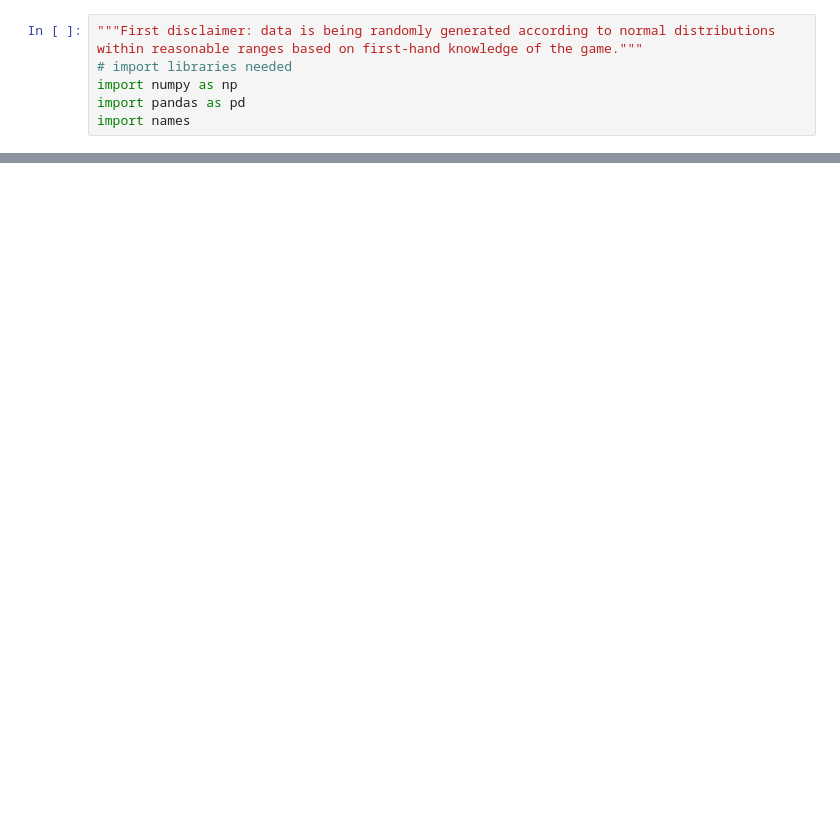
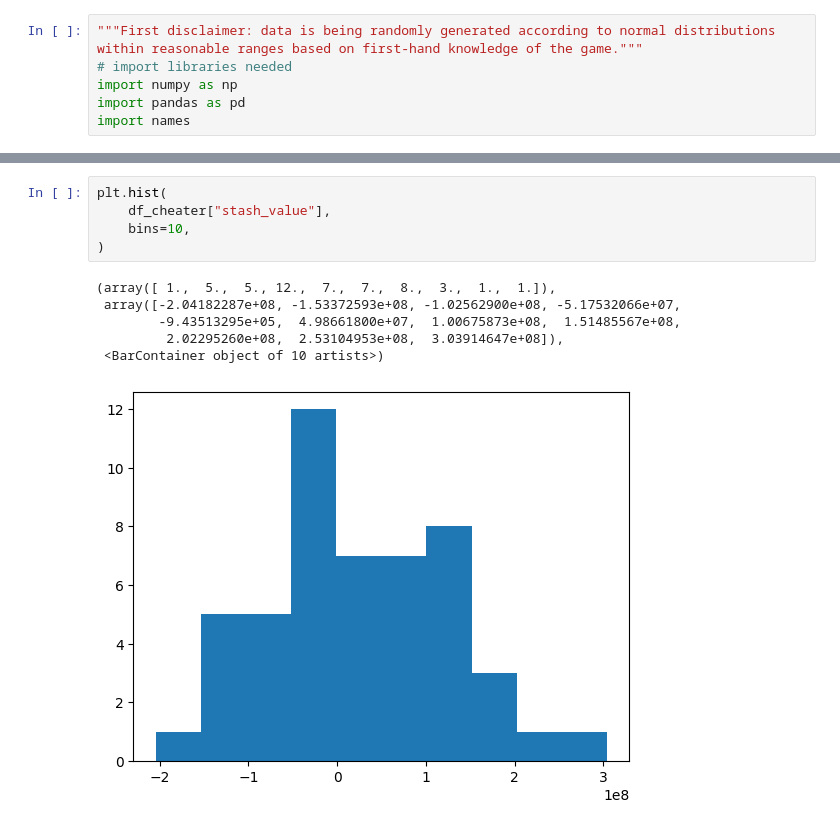
Before and after one commit to jobu9395/tarkov-anticheat, a Jupyter notebook: main.ipynb, the cells around one changed output, grey strips where cells are left out. Saved outputs shown, nothing was run; the diff lists cells and outputs as text; blank space fills up the shorter version.

```diff
--- a/main.ipynb
+++ b/main.ipynb
@@ -235,0 +142,12 @@ joined_data_df.to_csv('labeled_preds.csv')
+# %%
+plt.hist(
+    df_cheater["stash_value"],
+    bins=10,
+)
+# %% [output]
+(array([ 1.,  5.,  5., 12.,  7.,  7.,  8.,  3.,  1.,  1.]),
+ array([-2.04182287e+08, -1.53372593e+08, -1.02562900e+08, -5.17532066e+07,
+        -9.43513295e+05,  4.98661800e+07,  1.00675873e+08,  1.51485567e+08,
+         2.02295260e+08,  2.53104953e+08,  3.03914647e+08]),
+ <BarContainer object of 10 artists>)
+[figure, added]
```
Also changed, not shown: parts of 71 cells of this notebook, 4 other files.
